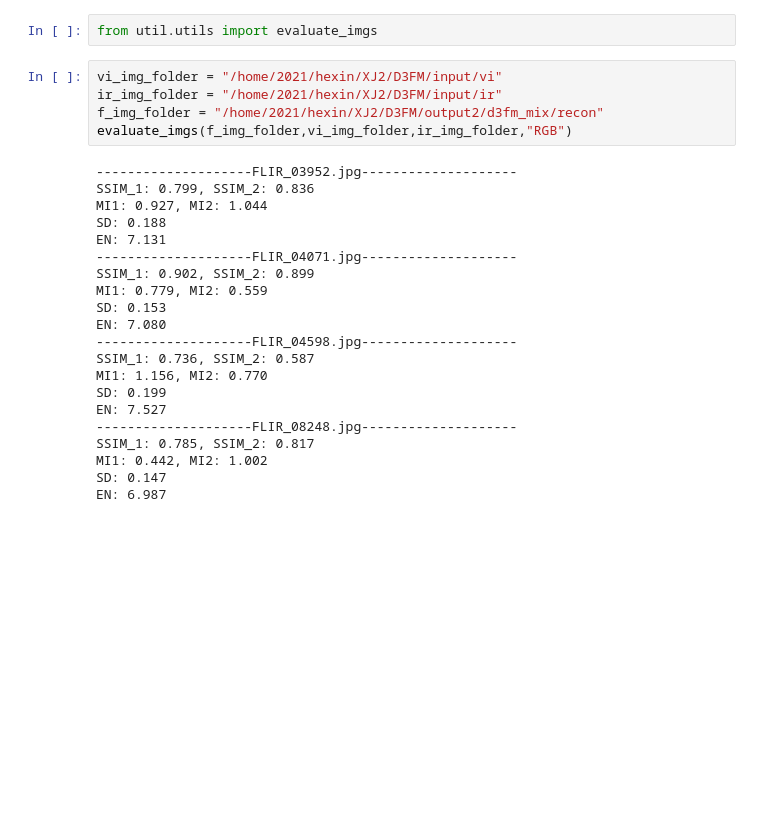
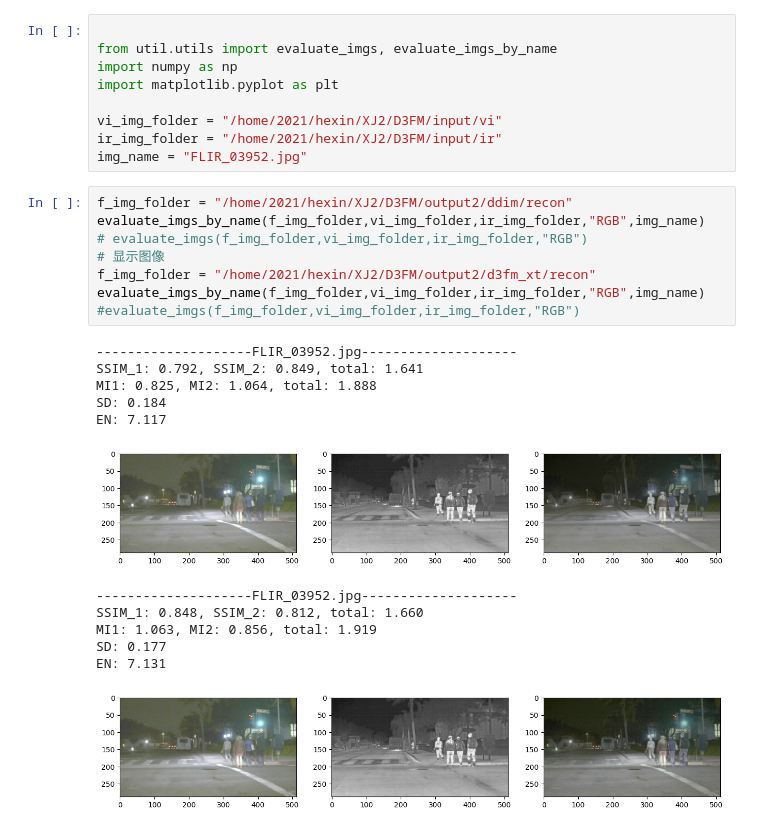
Before and after one commit to imifans/D3FM, a Jupyter notebook: evaluate.ipynb, the cells around one changed output. Saved outputs shown, nothing was run; the diff lists cells and outputs as text; blank space fills up the shorter version.

```diff
--- a/evaluate.ipynb
+++ b/evaluate.ipynb
@@ -1,29 +1,31 @@
-# %%
-from util.utils import evaluate_imgs
+# %%
+
+from util.utils import evaluate_imgs, evaluate_imgs_by_name
+import numpy as np
+import matplotlib.pyplot as plt
+
+vi_img_folder = "/home/2021/hexin/XJ2/D3FM/input/vi"
+ir_img_folder = "/home/2021/hexin/XJ2/D3FM/input/ir"
+img_name = "FLIR_03952.jpg"
 # %%
-vi_img_folder = "/home/2021/hexin/XJ2/D3FM/input/vi"
-ir_img_folder = "/home/2021/hexin/XJ2/D3FM/input/ir"
-f_img_folder = "/home/2021/hexin/XJ2/D3FM/output2/d3fm_mix/recon"
-evaluate_imgs(f_img_folder,vi_img_folder,ir_img_folder,"RGB")
+f_img_folder = "/home/2021/hexin/XJ2/D3FM/output2/ddim/recon"
+evaluate_imgs_by_name(f_img_folder,vi_img_folder,ir_img_folder,"RGB",img_name)
+# evaluate_imgs(f_img_folder,vi_img_folder,ir_img_folder,"RGB")
+# 显示图像
+f_img_folder = "/home/2021/hexin/XJ2/D3FM/output2/d3fm_xt/recon"
+evaluate_imgs_by_name(f_img_folder,vi_img_folder,ir_img_folder,"RGB",img_name)
+#evaluate_imgs(f_img_folder,vi_img_folder,ir_img_folder,"RGB")
 # %% [output]
 --------------------FLIR_03952.jpg--------------------
-SSIM_1: 0.799, SSIM_2: 0.836
-MI1: 0.927, MI2: 1.044
-SD: 0.188
-EN: 7.131
---------------------FLIR_04071.jpg--------------------
-SSIM_1: 0.902, SSIM_2: 0.899
-MI1: 0.779, MI2: 0.559
-SD: 0.153
-EN: 7.080
---------------------FLIR_04598.jpg--------------------
-SSIM_1: 0.736, SSIM_2: 0.587
-MI1: 1.156, MI2: 0.770
-SD: 0.199
-EN: 7.527
---------------------FLIR_08248.jpg--------------------
-SSIM_1: 0.785, SSIM_2: 0.817
-MI1: 0.442, MI2: 1.002
-SD: 0.147
-EN: 6.987
+SSIM_1: 0.792, SSIM_2: 0.849, total: 1.641
+MI1: 0.825, MI2: 1.064, total: 1.888
+SD: 0.184
+EN: 7.117
+[figure, added]
+--------------------FLIR_03952.jpg--------------------
+SSIM_1: 0.848, SSIM_2: 0.812, total: 1.660
+MI1: 1.063, MI2: 0.856, total: 1.919
+SD: 0.177
+EN: 7.131
+[figure, added]
 # %%
```
Also changed, not shown: parts of 3 cells of this notebook, 8 other files.
